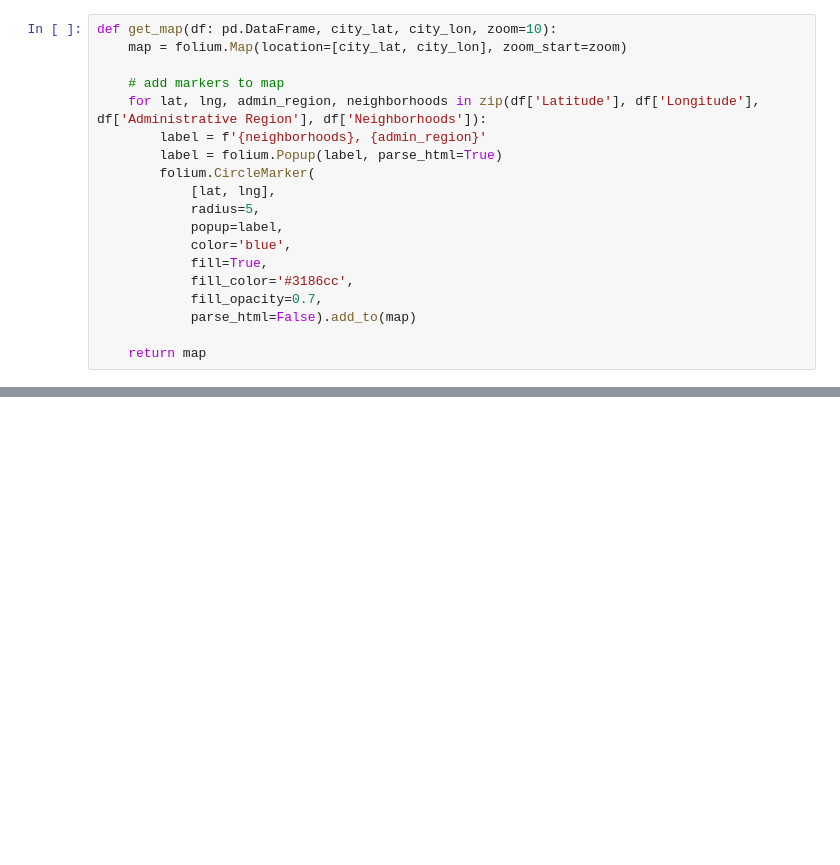
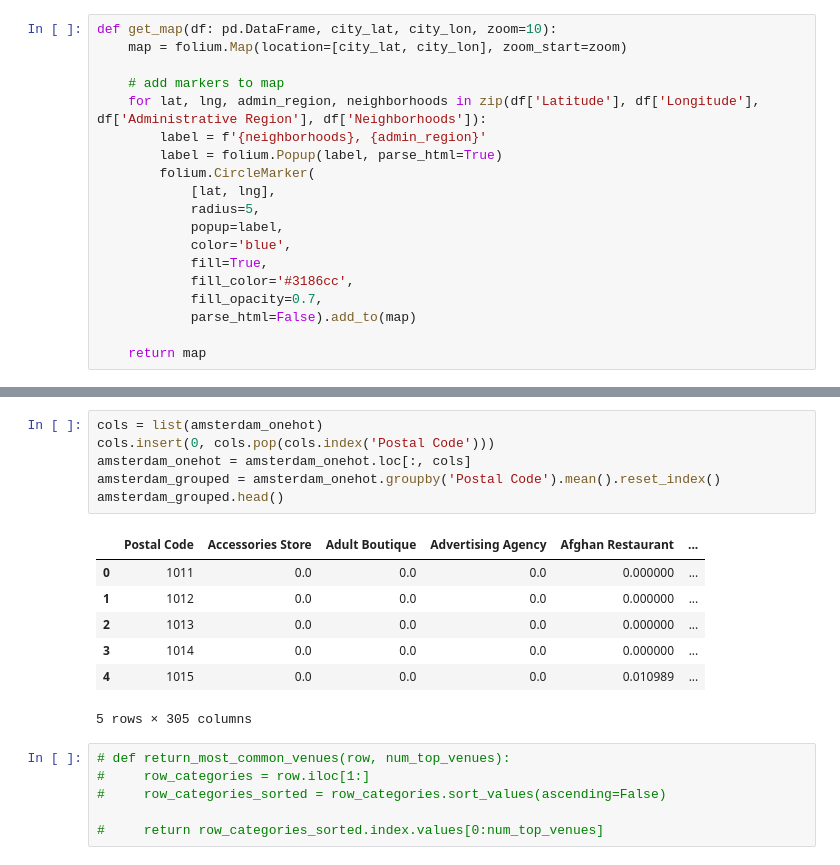
Before and after one commit to kzwolenik95/Coursera_Capstone, a Jupyter notebook: capstone-project-the-battle-of-neighborhoods-week-1.ipynb, the cells around one changed output, grey strips where cells are left out. Cells and saved outputs as stored; diff of their text form; blank space fills up the shorter version.

```diff
--- a/capstone-project-the-battle-of-neighborhoods-week-1.ipynb
+++ b/capstone-project-the-battle-of-neighborhoods-week-1.ipynb
@@ -190,0 +214,20 @@ get_map(amsterdam_merged, amsterdam_lat, amsterdam_lon, 12)
+# %%
+cols = list(amsterdam_onehot)
+cols.insert(0, cols.pop(cols.index('Postal Code')))
+amsterdam_onehot = amsterdam_onehot.loc[:, cols]
+amsterdam_grouped = amsterdam_onehot.groupby('Postal Code').mean().reset_index()
+amsterdam_grouped.head()
+# %% [output]
+|  | Postal Code | Accessories Store | Adult Boutique | Advertising Agency | Afghan Restaurant | ... |
+| 0 | 1011 | 0.0 | 0.0 | 0.0 | 0.000000 | ... |
+| 1 | 1012 | 0.0 | 0.0 | 0.0 | 0.000000 | ... |
+| 2 | 1013 | 0.0 | 0.0 | 0.0 | 0.000000 | ... |
+| 3 | 1014 | 0.0 | 0.0 | 0.0 | 0.000000 | ... |
+| 4 | 1015 | 0.0 | 0.0 | 0.0 | 0.010989 | ... |
+5 rows × 305 columns
+# %%
+# def return_most_common_venues(row, num_top_venues):
+#     row_categories = row.iloc[1:]
+#     row_categories_sorted = row_categories.sort_values(ascending=False)
+
+#     return row_categories_sorted.index.values[0:num_top_venues]
```
Also changed, not shown: parts of 5 cells of this notebook.
